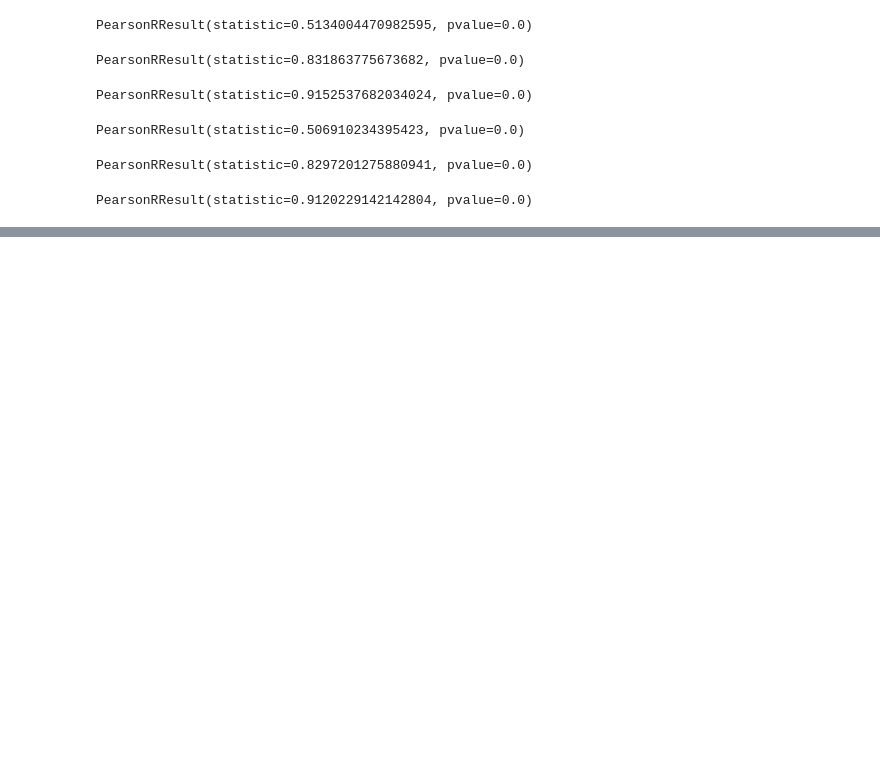
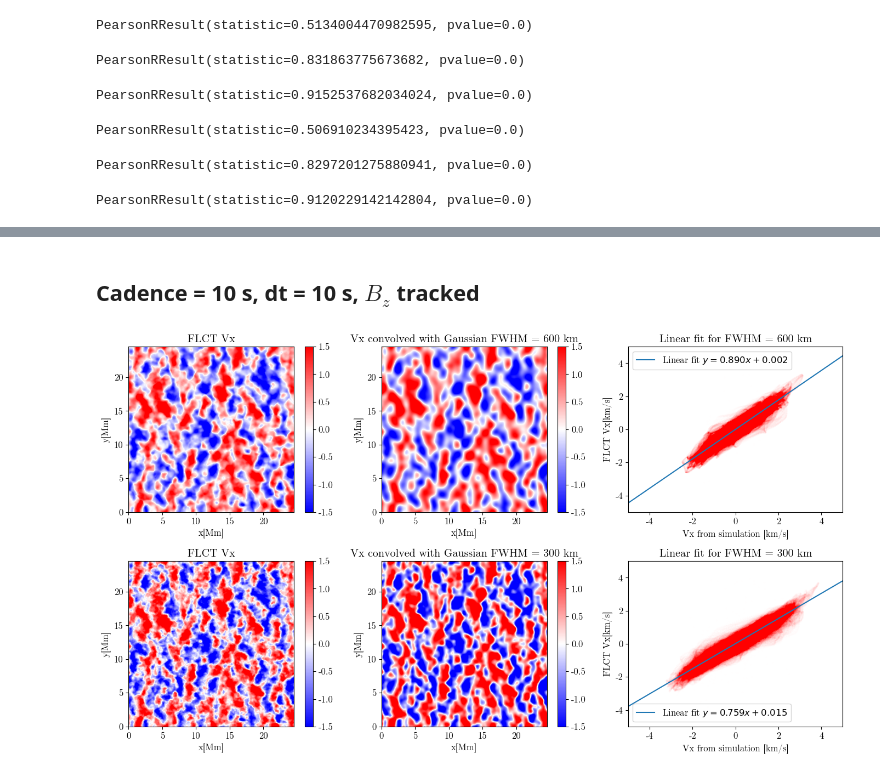
Before and after one commit to TheodoreKostic/Tracking_features, a Jupyter notebook: FirstPaper/TimeAvg.ipynb, the cells around one changed output, grey strips where cells are left out. Drawn from its saved outputs; the diff is of its cells as text; code cells hidden in the pictures; blank space fills up the shorter version.

```diff
--- a/FirstPaper/TimeAvg.ipynb
+++ b/FirstPaper/TimeAvg.ipynb
@@ -536,0 +708,2 @@ PearsonRResult(statistic=0.9120229142142804, pvalue=0.0)
+# %% [markdown]
+<h2>Cadence = 10 s, dt = 10 s, $B_z$ tracked</h2>
@@ -536,0 +716,77 @@ PearsonRResult(statistic=0.9120229142142804, pvalue=0.0)
+# %%
+Vx_600B_mean = temporal_avg(Vx_600B, 0, 90)
+Vy_600B_mean = temporal_avg(Vy_600B, 0, 90)
+Vx_600B_cor = mean_v_from_file("pyFLCT_vx_vy_fwhm_600_dt_10_Bz_tracked.fits")
+Vy_600B_cor = mean_vy_from_file("pyFLCT_vx_vy_fwhm_600_dt_10_Bz_tracked.fits")
+# %%
+Vx_300B_mean = temporal_avg(Vx_300B, 0, 90)
+Vy_300B_mean = temporal_avg(Vy_300B, 0, 90)
+Vx_300B_cor = mean_v_from_file("pyFLCT_vx_vy_fwhm_300_dt_10_Bz_tracked.fits")
+Vy_300B_cor = mean_vy_from_file("pyFLCT_vx_vy_fwhm_300_dt_10_Bz_tracked.fits")
+# %%
+#fig, axes = plt.subplots(nrows=3, ncols=2, figsize=(14, 8))
+f = plt.figure(figsize = (14,8))
+#plt.suptitle("Linear fit of FLCT Vx and convolved Vx from simulation for FHWM = {1200, 600, 300, 100}km")
+# 4x3 plot, velicina A, velicina B, scatter A i B!!!
+#ax1 = plt.subplot2grid((4,3), (0,0))
+ax1 = f.add_subplot(231)
+ax1.set_title("FLCT Vx")
+ax1.set_xlabel("x[Mm]")
+ax1.set_ylabel("y[Mm]")
+im1 = ax1.imshow(Vx_600B_cor[:, :], origin='lower', cmap = "bwr", extent = (0, 24.536, 0, 24.536), vmin = -1.5, vmax = 1.5)
+plt.colorbar(im1)
+
+#ax2 = plt.subplot2grid((4,3), (0,1))
+ax2 = f.add_subplot(232)
+ax2.set_title("Vx convolved with Gaussian FWHM = 600 km")
+ax2.set_xlabel("x[Mm]")
+ax2.set_ylabel("y[Mm]")
+im2 = ax2.imshow(Vx_filtered22[:, :], origin='lower', cmap = "bwr", extent = (0, 24.536, 0, 24.536), vmin = -1.5, vmax = 1.5)
+plt.colorbar(im2)
+
+#ax3 = plt.subplot2grid((4,3), (0,2))
+ax3 = f.add_subplot(233)
+ax3.set_title("Linear fit for FWHM = 600 km")
+ax3.set_ylabel("FLCT Vx[km/s]")
+ax3.set_xlabel("Vx from simulation [km/s]")
+ax3.set_xlim([-5, 5])
+ax3.set_ylim([-5, 5])
+ax3.scatter(Vx_filtered22.flatten(), Vx_600B_cor.flatten(), s = 0.001, alpha = 0.05, color="red")
+m1B, b1B, *_ = linregress(Vx_filtered22.flatten(), Vx_600B_cor.flatten())
+ax3.axline(xy1=(0, b1B), slope=m1B, label=f'Linear fit $y = {m1B:.3f}x {b1B:+.3f}$')
+plt.legend()
+
+#ax4 = plt.subplot2grid((4,3), (1,0))
+ax4 = f.add_subplot(234)
+ax4.set_title("FLCT Vx")
+ax4.set_xlabel("x[Mm]")
+ax4.set_ylabel("y[Mm]")
+im4 = ax4.imshow(Vx_300B_cor[:, :], origin='lower', cmap = "bwr", extent = (0, 24.536, 0, 24.536), vmin = -1.5, vmax = 1.5)
+plt.colorbar(im4)
+
+#ax5 = plt.subplot2grid((4,3), (1,1))
+ax5 = f.add_subplot(235)
+ax5.set_title("Vx convolved with Gaussian FWHM = 300 km")
+ax5.set_xlabel("x[Mm]")
+ax5.set_ylabel("y[Mm]")
+im5 = ax5.imshow(Vx_filtered11[:, :], origin='lower', cmap = "bwr", extent = (0, 24.536, 0, 24.536), vmin = -1.5, vmax = 1.5)
+plt.colorbar(im5)
+
+#ax6 = plt.subplot2grid((4,3), (1,2))
+ax6 = f.add_subplot(236)
+ax6.set_title("Linear fit for FWHM = 300 km")
+ax6.set_ylabel("FLCT Vx[km/s]")
+ax6.set_xlabel("Vx from simulation [km/s]")
+ax6.set_xlim([-5, 5])
+ax6.set_ylim([-5, 5])
+ax6.scatter(Vx_filtered11.flatten(), Vx_300B_cor.flatten(), s = 0.001, alpha = 0.05, color="red")
+m2B, b2B, *_ = linregress(Vx_filtered11.flatten(), Vx_300B_cor.flatten())
+ax6.axline(xy1=(0, b2B), slope=m2B, label=f'Linear fit $y = {m2B:.3f}x {b2B:+.3f}$')
+plt.legend()
+
+
+
+plt.tight_layout()
+plt.savefig("300_600Bz_comp.png", dpi = 100, bbox_inches = 'tight')
+# %% [output]
+[figure, added]
```
Also changed, not shown: parts of 48 cells of this notebook.
